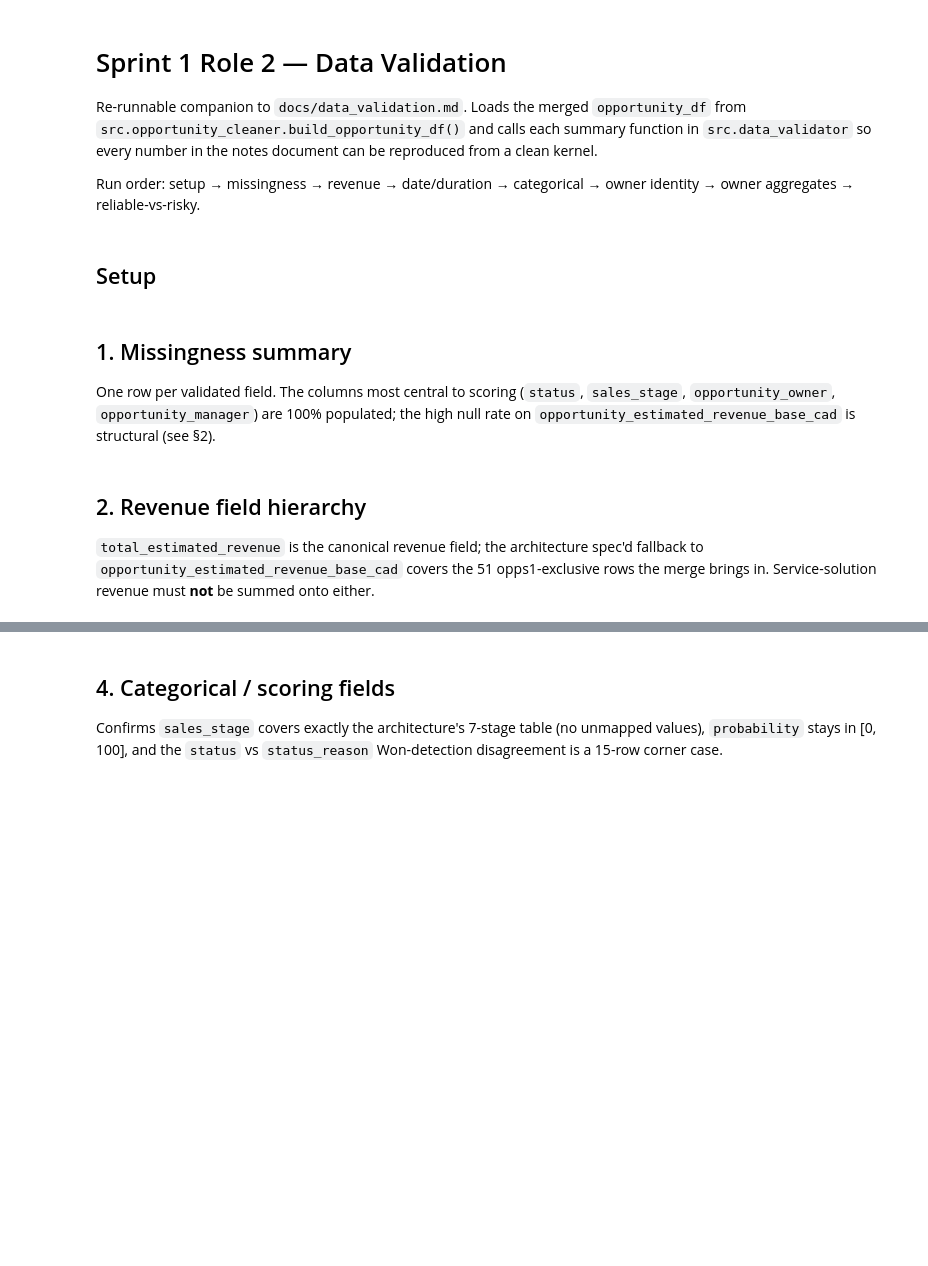
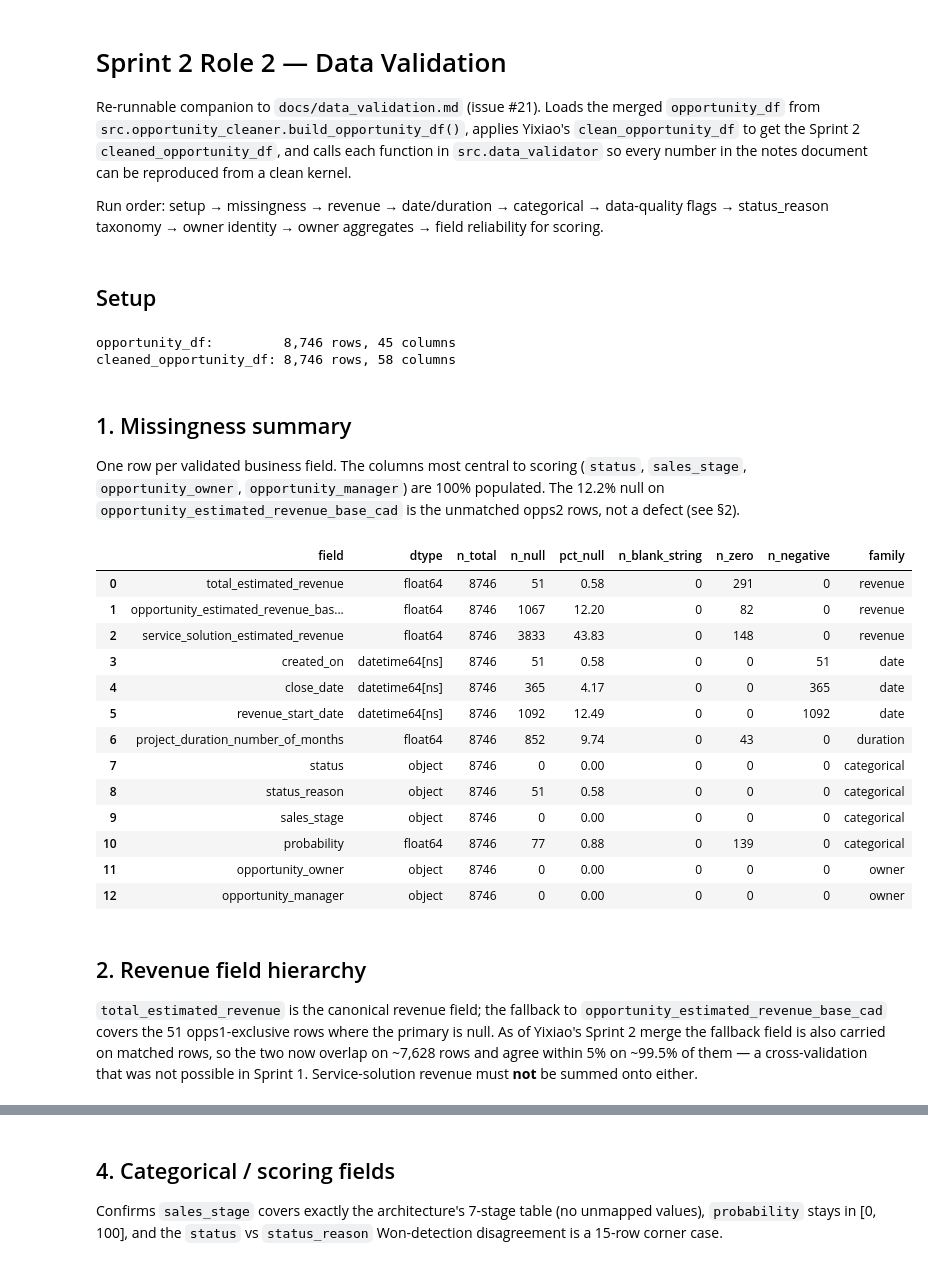
Before and after one commit to kfreya/cgi-capstone, a Jupyter notebook: notebooks/role2_validation.ipynb, the cells around one changed output, grey strips where cells are left out. Cells and saved outputs as stored; diff of their text form; code cells hidden in the pictures; blank space fills up the shorter version.

```diff
--- a/notebooks/role2_validation.ipynb
+++ b/notebooks/role2_validation.ipynb
@@ -1,13 +1,15 @@
 # %% [markdown]
-# Sprint 1 Role 2 — Data Validation
+# Sprint 2 Role 2 — Data Validation
 
-Re-runnable companion to `docs/data_validation.md`. Loads the merged
-`opportunity_df` from `src.opportunity_cleaner.build_opportunity_df()` and
-calls each summary function in `src.data_validator` so every number in the
-notes document can be reproduced from a clean kernel.
+Re-runnable companion to `docs/data_validation.md` (issue #21). Loads the
+merged `opportunity_df` from `src.opportunity_cleaner.build_opportunity_df()`,
+applies Yixiao's `clean_opportunity_df` to get the Sprint 2
+`cleaned_opportunity_df`, and calls each function in `src.data_validator` so
+every number in the notes document can be reproduced from a clean kernel.
 
 Run order: setup → missingness → revenue → date/duration → categorical →
-owner identity → owner aggregates → reliable-vs-risky.
+data-quality flags → status_reason taxonomy → owner identity → owner
+aggregates → field reliability for scoring.
 # %% [markdown]
 ## Setup
 # %%
@@ -28,35 +30,70 @@ pd.set_option("display.max_rows", 80)
 pd.set_option("display.width", 200)
 pd.set_option("display.max_colwidth", 60)
 
-from src.opportunity_cleaner import build_opportunity_df
+from src.opportunity_cleaner import build_opportunity_df, clean_opportunity_df
 from src.data_validator import (
     Fields,
     apply_revenue_hierarchy,
+    build_field_reliability_report,
     build_owner_aggregates,
+    classify_opportunity_outcome,
     summarize_missingness,
     validate_categorical_fields,
     validate_date_duration_fields,
     validate_owner_identity,
+    validate_quality_flags,
     validate_revenue_fields,
 )
 
 opportunity_df, schema_comparison, merge_summary, audit_tables = build_opportunity_df()
-print(f"opportunity_df: {len(opportunity_df):,} rows, {opportunity_df.shape[1]} columns")
+
+# Sprint 2 input: the Week 1 merge plus Yixiao's additive cleaning pass
+# (merge-provenance flags, data-quality flags, precomputed authoritative_revenue).
+# Every validator below runs on this cleaned frame.
+cleaned_opportunity_df = clean_opportunity_df(opportunity_df)
+print(
+    f"opportunity_df:         {len(opportunity_df):,} rows, "
+    f"{opportunity_df.shape[1]} columns"
+)
+print(
+    f"cleaned_opportunity_df: {len(cleaned_opportunity_df):,} rows, "
+    f"{cleaned_opportunity_df.shape[1]} columns"
+)
+# %% [output]
+opportunity_df:         8,746 rows, 45 columns
+cleaned_opportunity_df: 8,746 rows, 58 columns
 # %% [markdown]
 ## 1. Missingness summary
 
-One row per validated field. The columns most central to scoring (`status`,
-`sales_stage`, `opportunity_owner`, `opportunity_manager`) are 100%
-populated; the high null rate on `opportunity_estimated_revenue_base_cad`
-is structural (see §2).
+One row per validated business field. The columns most central to scoring
+(`status`, `sales_stage`, `opportunity_owner`, `opportunity_manager`) are
+100% populated. The 12.2% null on `opportunity_estimated_revenue_base_cad`
+is the unmatched opps2 rows, not a defect (see §2).
 # %%
-missingness = summarize_missingness(opportunity_df)
+missingness = summarize_missingness(cleaned_opportunity_df)
 missingness
+# %% [output]
+|  | field | dtype | n_total | n_null | pct_null | n_blank_string | n_zero | n_negative | family |
+| 0 | total_estimated_revenue | float64 | 8746 | 51 | 0.58 | 0 | 291 | 0 | revenue |
+| 1 | opportunity_estimated_revenue_bas... | float64 | 8746 | 1067 | 12.20 | 0 | 82 | 0 | revenue |
+| 2 | service_solution_estimated_revenue | float64 | 8746 | 3833 | 43.83 | 0 | 148 | 0 | revenue |
+| 3 | created_on | datetime64[ns] | 8746 | 51 | 0.58 | 0 | 0 | 51 | date |
+| 4 | close_date | datetime64[ns] | 8746 | 365 | 4.17 | 0 | 0 | 365 | date |
+| 5 | revenue_start_date | datetime64[ns] | 8746 | 1092 | 12.49 | 0 | 0 | 1092 | date |
+| 6 | project_duration_number_of_months | float64 | 8746 | 852 | 9.74 | 0 | 43 | 0 | duration |
+| 7 | status | object | 8746 | 0 | 0.00 | 0 | 0 | 0 | categorical |
+| 8 | status_reason | object | 8746 | 51 | 0.58 | 0 | 0 | 0 | categorical |
+| 9 | sales_stage | object | 8746 | 0 | 0.00 | 0 | 0 | 0 | categorical |
+| 10 | probability | float64 | 8746 | 77 | 0.88 | 0 | 139 | 0 | categorical |
+| 11 | opportunity_owner | object | 8746 | 0 | 0.00 | 0 | 0 | 0 | owner |
+| 12 | opportunity_manager | object | 8746 | 0 | 0.00 | 0 | 0 | 0 | owner |
 # %% [markdown]
 ## 2. Revenue field hierarchy
 
-`total_estimated_revenue` is the canonical revenue field; the architecture
-spec'd fallback to `opportunity_estimated_revenue_base_cad` covers the 51
-opps1-exclusive rows the merge brings in. Service-solution revenue must
-**not** be summed onto either.
+`total_estimated_revenue` is the canonical revenue field; the fallback to
+`opportunity_estimated_revenue_base_cad` covers the 51 opps1-exclusive rows
+where the primary is null. As of Yixiao's Sprint 2 merge the fallback field
+is also carried on matched rows, so the two now overlap on ~7,628 rows and
+agree within 5% on ~99.5% of them — a cross-validation that was not possible
+in Sprint 1. Service-solution revenue must **not** be summed onto either.
 # %%
```
Also changed, not shown: parts of 24 cells of this notebook, 3 other files.
